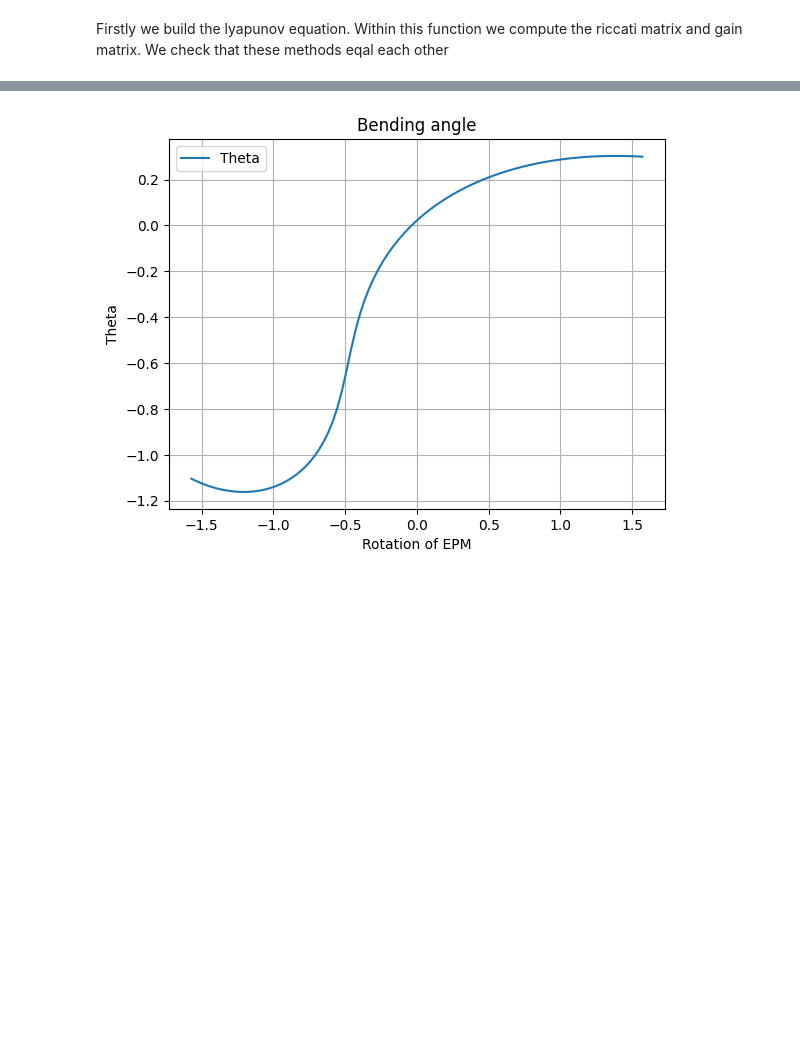
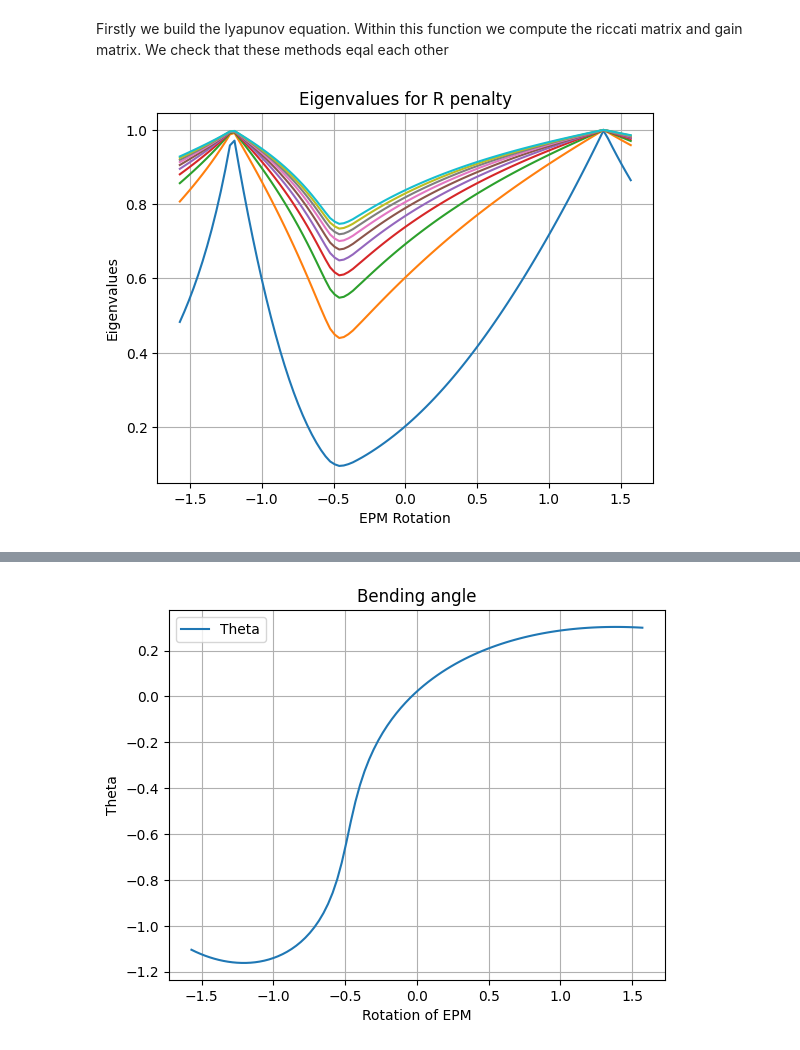
Before and after one commit to jhiltonjones/road_to_paper, a Jupyter notebook: mpc_controller.ipynb, the cells around one changed output, grey strips where cells are left out. Drawn from its saved outputs; the diff is of its cells as text; code cells hidden in the pictures; blank space fills up the shorter version.

```diff
--- a/mpc_controller.ipynb
+++ b/mpc_controller.ipynb
@@ -1835,14 +1835,35 @@ J_min = 1e-5
 
 eigen_values, ric_values, jac_values, theta_values = [], [], [], []
 psi_list = np.linspace(-np.pi/2, np.pi/2, 100)
-for psi in psi_list:
-    theta0_free   = float(theta_fn(np.rad2deg(psi)))
-    J0_free       = float(J_fn(psi))
-    A_th = np.array([[1.0]])
-    B_th_free = np.array([[max(abs(J0_free), J_min) * np.sign(J0_free) * dt]])
-    Q_th = np.array([[w_th]]); R_u = np.array([[w_u]]);
-    ric_mat, eig_mat = solve_riccati_eq(A_th, B_th_free, Q_th, R_u)
-    eigen_values.append(eig_mat)
-    ric_values.append(ric_mat[0])
-    jac_values.append(J0_free)
-    theta_values.append(theta0_free)
+penalty_weights = np.linspace(1,100,10)
+y_eig_by_pen = {}
+y_P_by_pen = {}
+for pen in penalty_weights:
+    y_eig, y_P = [], []
+    for psi in psi_list:
+        theta0_free   = float(theta_fn(np.rad2deg(psi)))
+        J0_free       = float(J_fn(psi))
+        A_th = np.array([[1.0]])
+        B_th_free = np.array([[max(abs(J0_free), J_min) * np.sign(J0_free) * dt]])
+        Q_th = np.array([[w_th]]); R_u = np.array([[pen]]);
+        ric_mat, eig_mat = solve_riccati_eq(A_th, B_th_free, Q_th, R_u)
+        # eigen_values.append(eig_mat)
+        # ric_values.append(ric_mat[0])
+        jac_values.append(J0_free)
+        theta_values.append(theta0_free)
+        y_eig.append(eig_mat)
+        y_P.append(ric_mat[0])
+    y_eig_by_pen[pen] = np.array(y_eig)
+    y_P_by_pen[pen] = np.array(y_P)
+# %%
+plt.figure()
+for pen, y in y_eig_by_pen.items():
+    plt.plot(psi_list, y, label=f"Penalty: {pen}")
+plt.xlabel("EPM Rotation")
+plt.ylabel("Eigenvalues")
+plt.title("Eigenvalues for R penalty")
+plt.grid()
+# plt.legend()
+plt.show()
+# %% [output]
+[figure, added]
```
Also changed, not shown: parts of 9 cells of this notebook.
